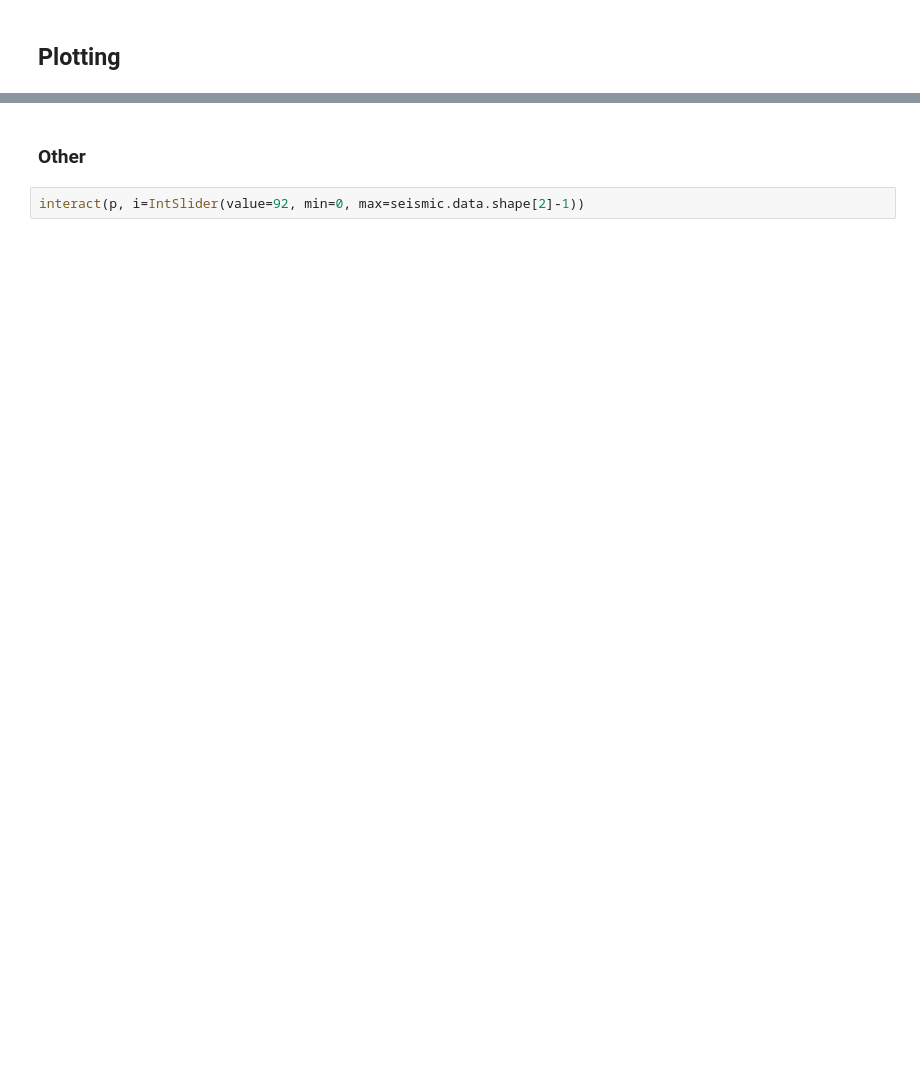
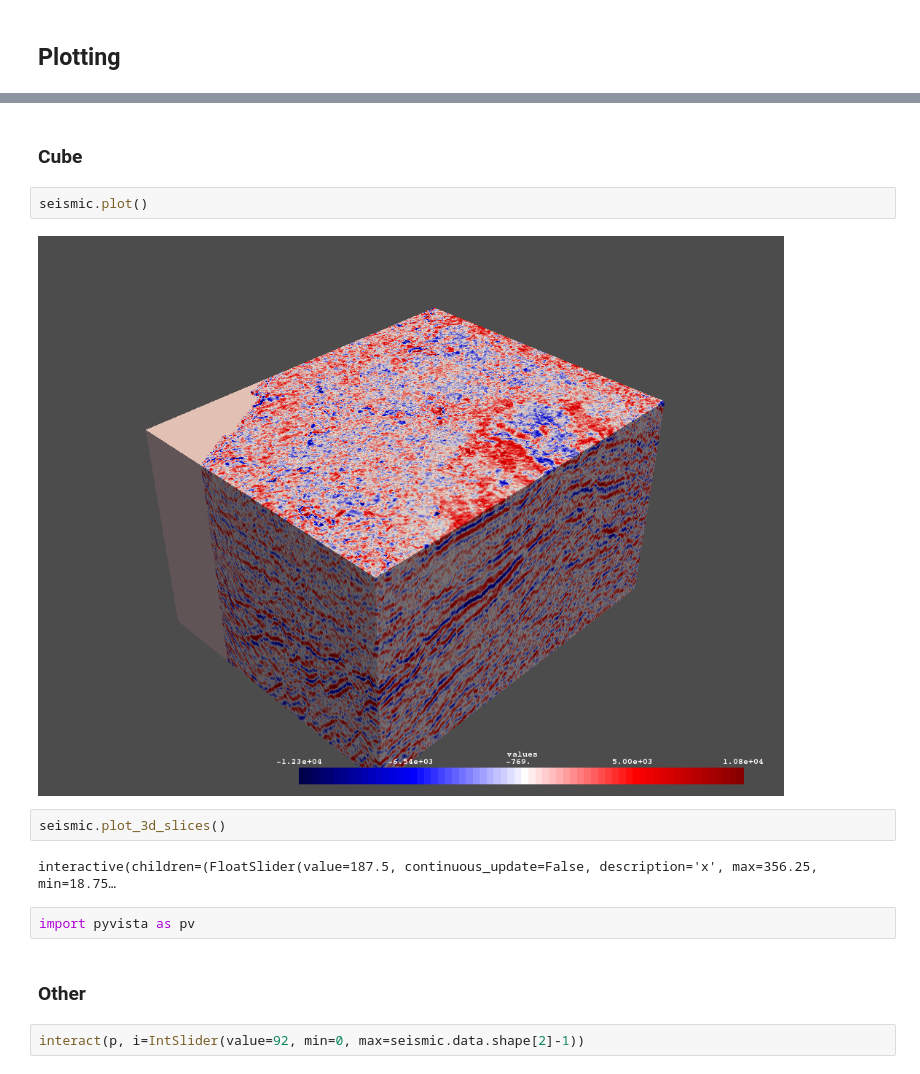
Before and after one commit to softwareunderground/subsurface, a Jupyter notebook: notebooks/seismic.ipynb, the cells around one changed output, grey strips where cells are left out. Drawn from its saved outputs; the diff is of its cells as text; blank space fills up the shorter version.

```diff
--- a/notebooks/seismic.ipynb
+++ b/notebooks/seismic.ipynb
@@ -89,3 +91,15 @@ matplotlib.axes._subplots.AxesSubplot
+# %% [markdown]
+### Cube
+# %%
+seismic.plot()
+# %% [output]
+[figure, added]
+# %%
+seismic.plot_3d_slices()
+# %% [output]
+interactive(children=(FloatSlider(value=187.5, continuous_update=False, description='x', max=356.25, min=18.75…
+# %%
+import pyvista as pv
 # %% [markdown]
 ### Other
 # %%
```
Also changed, not shown: parts of 30 cells of this notebook, 1 other file.
